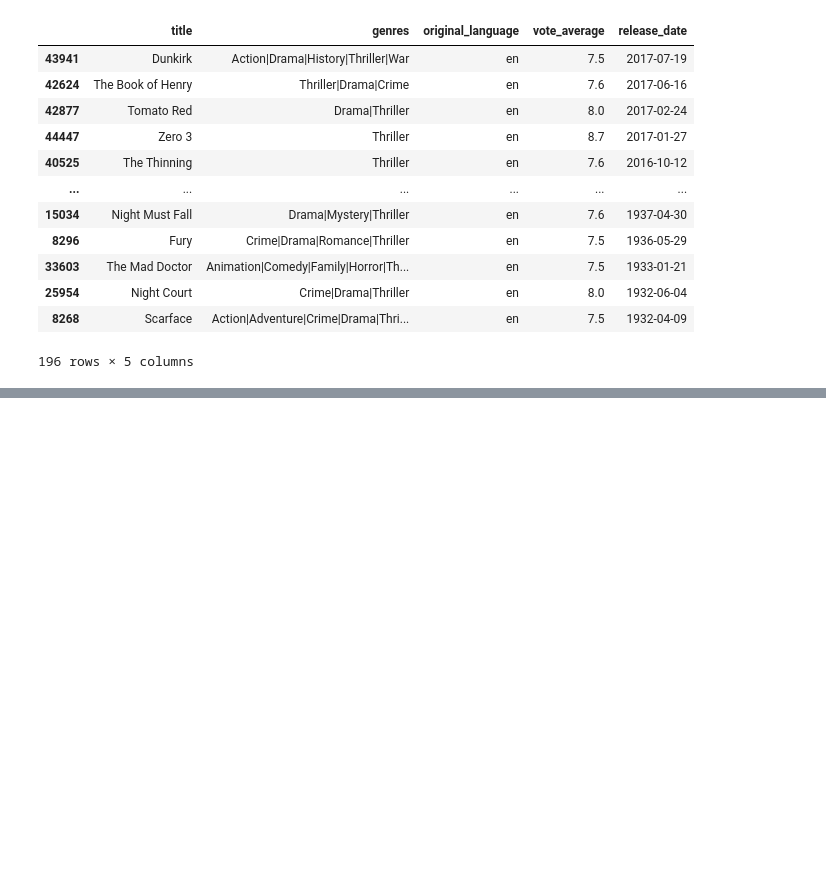
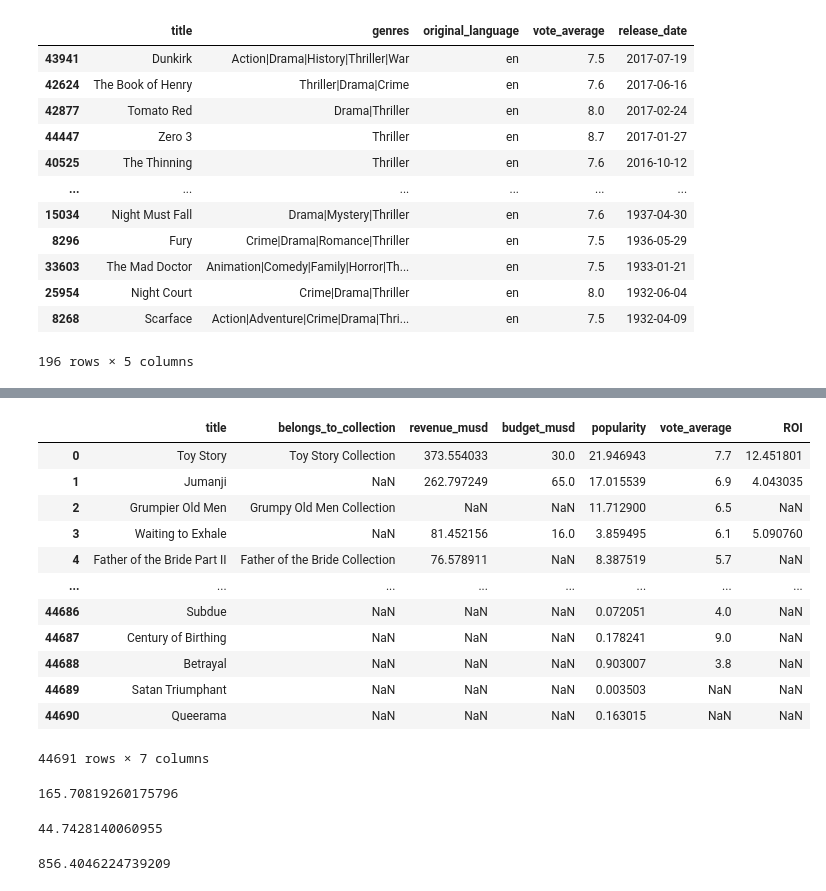
Before and after one commit to MeganHolborn/Udemy-Data-Science-with-Pandas-course, a Jupyter notebook: Project 1_Explanatory Data Analysis & Data Presentation.ipynb, the cells around one changed output, grey strips where cells are left out. Cells and saved outputs as stored; diff of their text form; code cells hidden in the pictures; blank space fills up the shorter version.

Commit message:
Determine whether franchises are more successful

```diff
--- a/Project 1_Explanatory Data Analysis & Data Presentation.ipynb
+++ b/Project 1_Explanatory Data Analysis & Data Presentation.ipynb
@@ -402,0 +413,19 @@ movies[genre_filter & language_filter & rating_filter][["title","genres","origin
+# %%
+# Create a subset will all data columns of interest and calculate ROI
+movies["ROI"] = movies.revenue_musd / movies.budget_musd
+movies_subset = movies[["title","belongs_to_collection","revenue_musd","budget_musd","popularity","vote_average", "ROI"]]
+movies_subset
+# %% [output]
+|  | title | belongs_to_collection | revenue_musd | budget_musd | popularity | vote_average | ROI |
+| 0 | Toy Story | Toy Story Collection | 373.554033 | 30.0 | 21.946943 | 7.7 | 12.451801 |
+| 1 | Jumanji | NaN | 262.797249 | 65.0 | 17.015539 | 6.9 | 4.043035 |
+| 2 | Grumpier Old Men | Grumpy Old Men Collection | NaN | NaN | 11.712900 | 6.5 | NaN |
+| 3 | Waiting to Exhale | NaN | 81.452156 | 16.0 | 3.859495 | 6.1 | 5.090760 |
+| 4 | Father of the Bride Part II | Father of the Bride Collection | 76.578911 | NaN | 8.387519 | 5.7 | NaN |
+| ... | ... | ... | ... | ... | ... | ... | ... |
+| 44686 | Subdue | NaN | NaN | NaN | 0.072051 | 4.0 | NaN |
+| 44687 | Century of Birthing | NaN | NaN | NaN | 0.178241 | 9.0 | NaN |
+| 44688 | Betrayal | NaN | NaN | NaN | 0.903007 | 3.8 | NaN |
+| 44689 | Satan Triumphant | NaN | NaN | NaN | 0.003503 | NaN | NaN |
+| 44690 | Queerama | NaN | NaN | NaN | 0.163015 | NaN | NaN |
+44691 rows × 7 columns
@@ -402,0 +448,12 @@ movies[genre_filter & language_filter & rating_filter][["title","genres","origin
+# %%
+franchise_revenue
+# %% [output]
+165.70819260175796
+# %%
+stand_alone_revenue
+# %% [output]
+44.7428140060955
+# %%
+franchise_ROI
+# %% [output]
+856.4046224739209
```
Also changed, not shown: parts of 12 cells of this notebook.
